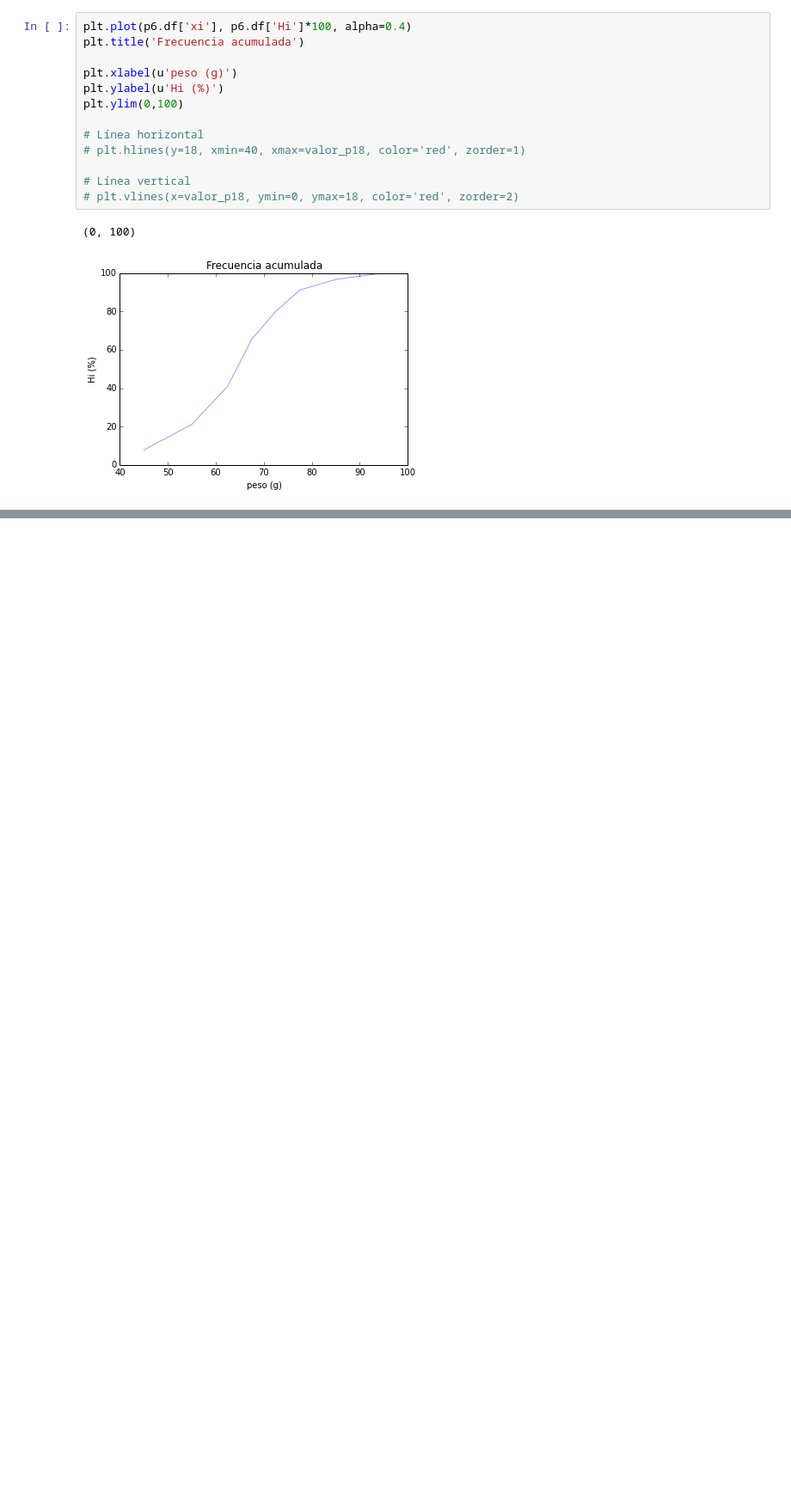
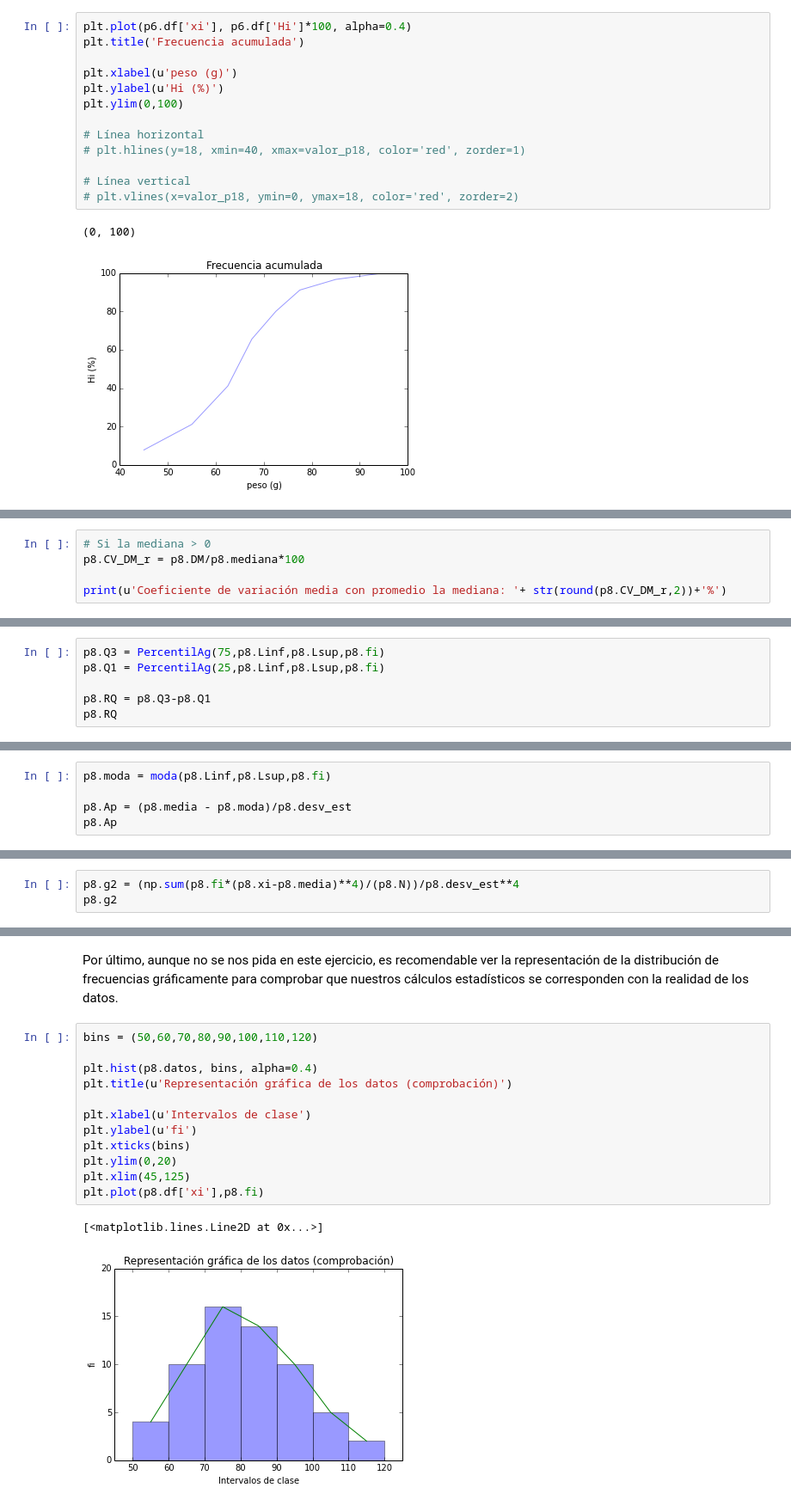
Before and after one commit to franktoffel/UA-MIMAT, a Jupyter notebook: Prob estadistica monodimensional.ipynb, the cells around one changed output, grey strips where cells are left out. Shown at 86% size. Drawn from its saved outputs; the diff is of its cells as text; blank space fills up the shorter version.

```diff
--- a/Prob estadistica monodimensional.ipynb
+++ b/Prob estadistica monodimensional.ipynb
@@ -710,0 +1005,5 @@ plt.ylim(0,100)
+# %%
+# Si la mediana > 0
+p8.CV_DM_r = p8.DM/p8.mediana*100
+
+print(u'Coeficiente de variación media con promedio la mediana: '+ str(round(p8.CV_DM_r,2))+'%')
@@ -710,0 +1016,6 @@ plt.ylim(0,100)
+# %%
+p8.Q3 = PercentilAg(75,p8.Linf,p8.Lsup,p8.fi)
+p8.Q1 = PercentilAg(25,p8.Linf,p8.Lsup,p8.fi)
+
+p8.RQ = p8.Q3-p8.Q1
+p8.RQ
@@ -710,0 +1030,5 @@ plt.ylim(0,100)
+# %%
+p8.moda = moda(p8.Linf,p8.Lsup,p8.fi)
+
+p8.Ap = (p8.media - p8.moda)/p8.desv_est
+p8.Ap
@@ -710,0 +1041,3 @@ plt.ylim(0,100)
+# %%
+p8.g2 = (np.sum(p8.fi*(p8.xi-p8.media)**4)/(p8.N))/p8.desv_est**4
+p8.g2
@@ -710,0 +1048,17 @@ plt.ylim(0,100)
+# %% [markdown]
+Por último, aunque no se nos pida en este ejercicio, es recomendable ver la representación de la distribución de frecuencias gráficamente para comprobar que nuestros cálculos estadísticos se corresponden con la realidad de los datos.
+# %%
+bins = (50,60,70,80,90,100,110,120)
+
+plt.hist(p8.datos, bins, alpha=0.4)
+plt.title(u'Representación gráfica de los datos (comprobación)')
+
+plt.xlabel(u'Intervalos de clase')
+plt.ylabel(u'fi')
+plt.xticks(bins)
+plt.ylim(0,20)
+plt.xlim(45,125)
+plt.plot(p8.df['xi'],p8.fi)
+# %% [output]
+[<matplotlib.lines.Line2D at 0x...>]
+[figure, added]
```
Also changed, not shown: parts of 51 cells of this notebook.
